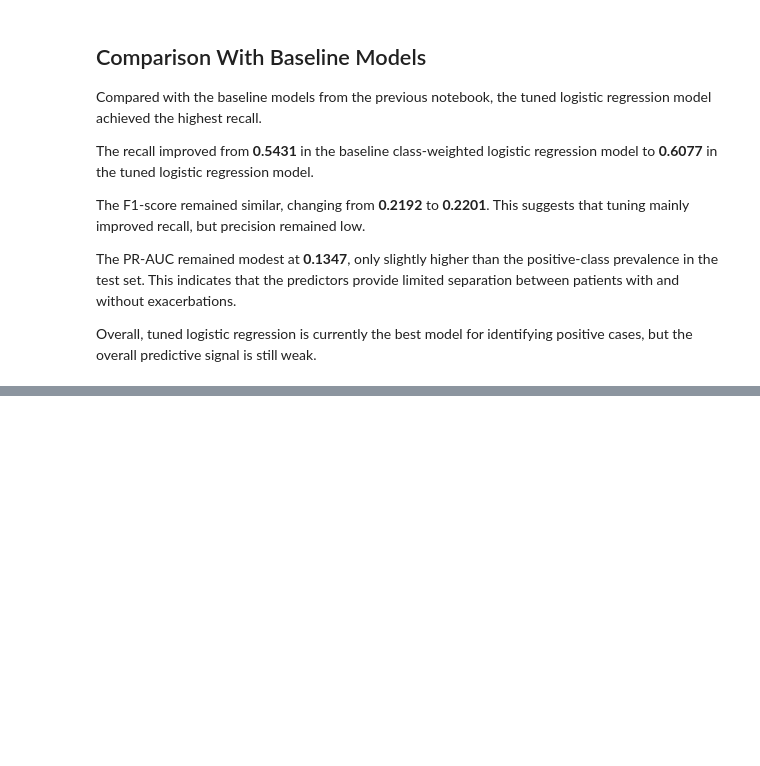
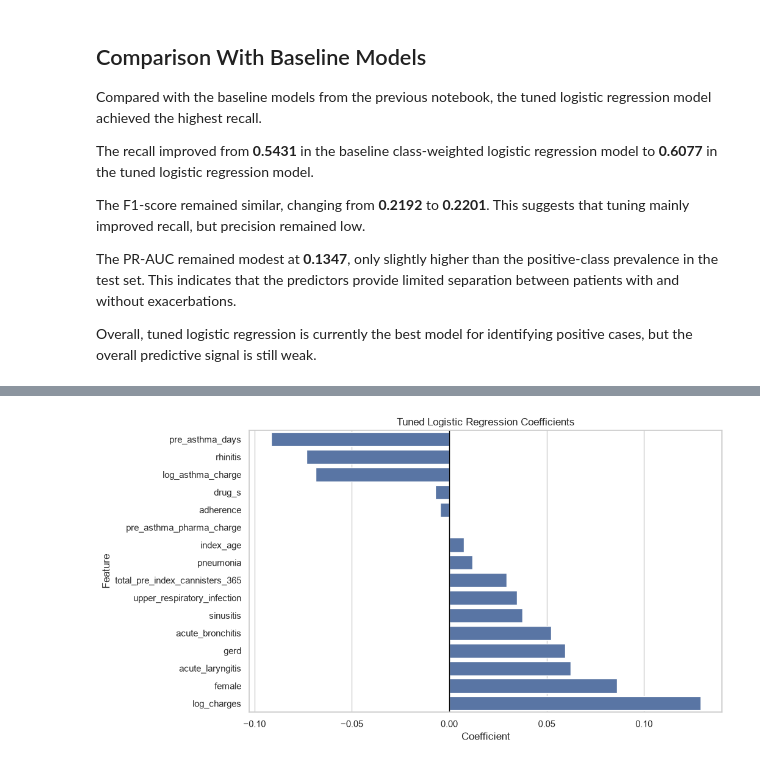
Before and after one commit to tarachd/drug-efficacy-asthma-ml, a Jupyter notebook: notebooks/04_binary_classification_model_tuning.ipynb, the cells around one changed output, grey strips where cells are left out. Drawn from its saved outputs; the diff is of its cells as text; code cells hidden in the pictures; blank space fills up the shorter version.

```diff
--- a/notebooks/04_binary_classification_model_tuning.ipynb
+++ b/notebooks/04_binary_classification_model_tuning.ipynb
@@ -474,0 +671,19 @@ Overall, tuned logistic regression is currently the best model for identifying p
+# %%
+# Extracting coefficients
+
+# Extract trained logistic regression model from pipeline
+trained_log_reg_model = best_log_reg.named_steps["model"]
+
+log_reg_coefficients = pd.DataFrame({
+    "feature": X_train.columns,
+    "coefficient": trained_log_reg_model.coef_[0]
+})
+
+log_reg_coefficients["abs_coefficient"] = log_reg_coefficients["coefficient"].abs()
+
+log_reg_coefficients = log_reg_coefficients.sort_values(
+    "abs_coefficient",
+    ascending=False
+)
+
+log_reg_coefficients
@@ -474,0 +708,21 @@ Overall, tuned logistic regression is currently the best model for identifying p
+# %%
+# Plotting those coefficients of features
+
+plt.figure(figsize=(10, 6))
+
+coef_plot_data = log_reg_coefficients.sort_values("coefficient")
+
+sns.barplot(
+    data=coef_plot_data,
+    x="coefficient",
+    y="feature"
+)
+
+plt.axvline(0, color="black", linewidth=1)
+
+plt.title("Tuned Logistic Regression Coefficients")
+plt.xlabel("Coefficient")
+plt.ylabel("Feature")
+plt.show()
+# %% [output]
+[figure, added]
```
Also changed, not shown: parts of 14 cells of this notebook.
